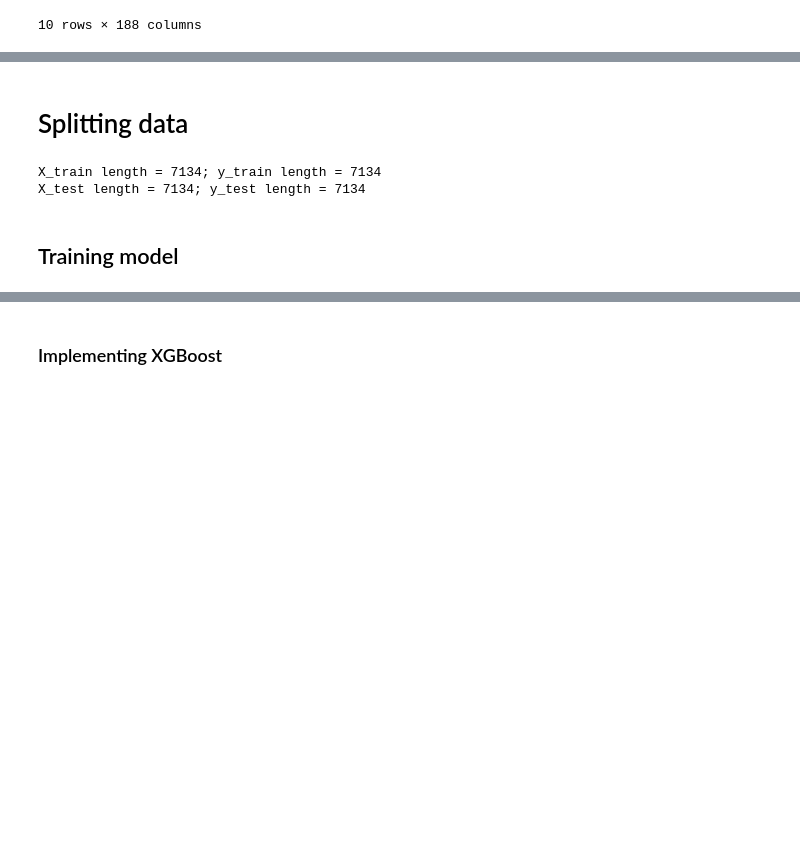
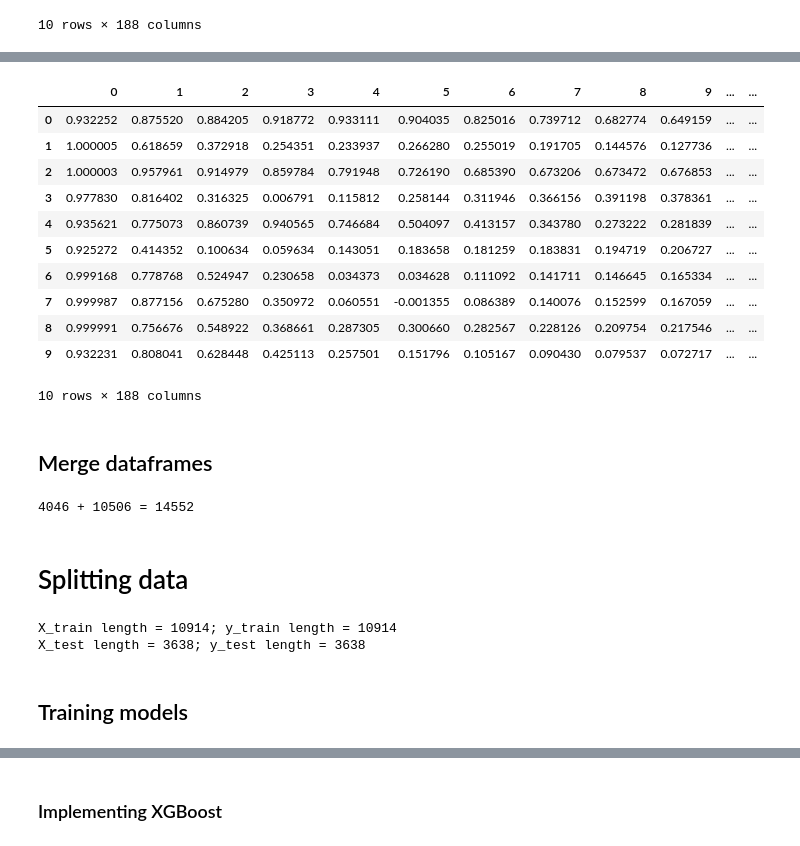
Before and after one commit to bartekbiz/ECD-Anomaly-Detection-Model, a Jupyter notebook: notebooks/ECD-Anomaly-Detection.ipynb, the cells around one changed output, grey strips where cells are left out. Saved outputs shown, nothing was run; the diff lists cells and outputs as text; code cells hidden in the pictures; blank space fills up the shorter version.

```diff
--- a/notebooks/ECD-Anomaly-Detection.ipynb
+++ b/notebooks/ECD-Anomaly-Detection.ipynb
@@ -344,0 +61,4 @@ memory usage: 1.3 MB
+# %%
+df_abnormal.dropna()
+df_abnormal = df_abnormal.drop(df_abnormal.columns[-1], axis=1)
+df_abnormal.head(10)
@@ -345,17 +122,44 @@ memory usage: 1.3 MB
+# %%
+df_abnormal = apply_lowpass_filter(df_abnormal)
+df_abnormal["class"] = 1
+df_abnormal = df_abnormal.reset_index(drop=True)
+df_abnormal.head(10)
+# %% [output]
+|  | 0 | 1 | 2 | 3 | 4 | 5 | 6 | 7 | 8 | 9 | ... | ... |
+| 0 | 0.932252 | 0.875520 | 0.884205 | 0.918772 | 0.933111 | 0.904035 | 0.825016 | 0.739712 | 0.682774 | 0.649159 | ... | ... |
+| 1 | 1.000005 | 0.618659 | 0.372918 | 0.254351 | 0.233937 | 0.266280 | 0.255019 | 0.191705 | 0.144576 | 0.127736 | ... | ... |
+| 2 | 1.000003 | 0.957961 | 0.914979 | 0.859784 | 0.791948 | 0.726190 | 0.685390 | 0.673206 | 0.673472 | 0.676853 | ... | ... |
+| 3 | 0.977830 | 0.816402 | 0.316325 | 0.006791 | 0.115812 | 0.258144 | 0.311946 | 0.366156 | 0.391198 | 0.378361 | ... | ... |
+| 4 | 0.935621 | 0.775073 | 0.860739 | 0.940565 | 0.746684 | 0.504097 | 0.413157 | 0.343780 | 0.273222 | 0.281839 | ... | ... |
+| 5 | 0.925272 | 0.414352 | 0.100634 | 0.059634 | 0.143051 | 0.183658 | 0.181259 | 0.183831 | 0.194719 | 0.206727 | ... | ... |
+| 6 | 0.999168 | 0.778768 | 0.524947 | 0.230658 | 0.034373 | 0.034628 | 0.111092 | 0.141711 | 0.146645 | 0.165334 | ... | ... |
+| 7 | 0.999987 | 0.877156 | 0.675280 | 0.350972 | 0.060551 | -0.001355 | 0.086389 | 0.140076 | 0.152599 | 0.167059 | ... | ... |
+| 8 | 0.999991 | 0.756676 | 0.548922 | 0.368661 | 0.287305 | 0.300660 | 0.282567 | 0.228126 | 0.209754 | 0.217546 | ... | ... |
+| 9 | 0.932231 | 0.808041 | 0.628448 | 0.425113 | 0.257501 | 0.151796 | 0.105167 | 0.090430 | 0.079537 | 0.072717 | ... | ... |
+10 rows × 188 columns
+# %% [markdown]
+## Merge dataframes
+# %%
+df_merged = pd.concat([df_normal, df_abnormal])
+print(f"{df_normal.shape[0]} + {df_abnormal.shape[0]} = {df_merged.shape[0]}")
+# %% [output]
+4046 + 10506 = 14552
 # %% [markdown]
 # Splitting data
 # %%
 from sklearn.model_selection import train_test_split
 
-X_train, X_test, y_train, y_test = train_test_split(df_complete_normalized, df_complete_class, test_size=0.5, random_state=16)
+X = df_merged.iloc[:, :-1]
+y = df_merged.iloc[:, -1]
+X_train, X_test, y_train, y_test = train_test_split(X, y, test_size=0.25, random_state=16)
 
-print(('X_train length = {}; y_train length = {}').format(len(X_train),len(y_train)))
-print(('X_test length = {}; y_test length = {}').format(len(X_test),len(y_test)))
+print(f"X_train length = {len(X_train)}; y_train length = {len(y_train)}")
+print(f"X_test length = {len(X_test)}; y_test length = {len(y_test)}")
 # %% [output]
-X_train length = 7134; y_train length = 7134
-X_test length = 7134; y_test length = 7134
+X_train length = 10914; y_train length = 10914
+X_test length = 3638; y_test length = 3638
 # %% [markdown]
-## Training model
+## Training models
 # %%
 from sklearn.ensemble import GradientBoostingClassifier
 from sklearn.model_selection import cross_val_score
```
Also changed, not shown: parts of 60 cells of this notebook, 1 other file.
